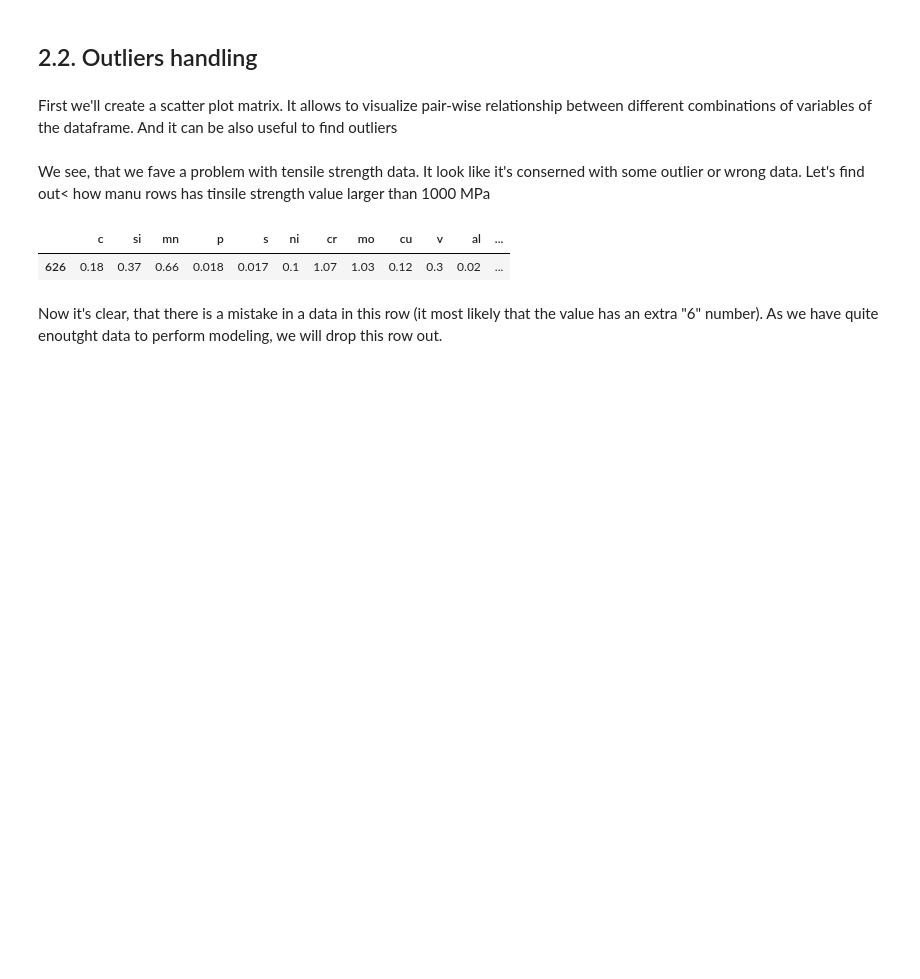
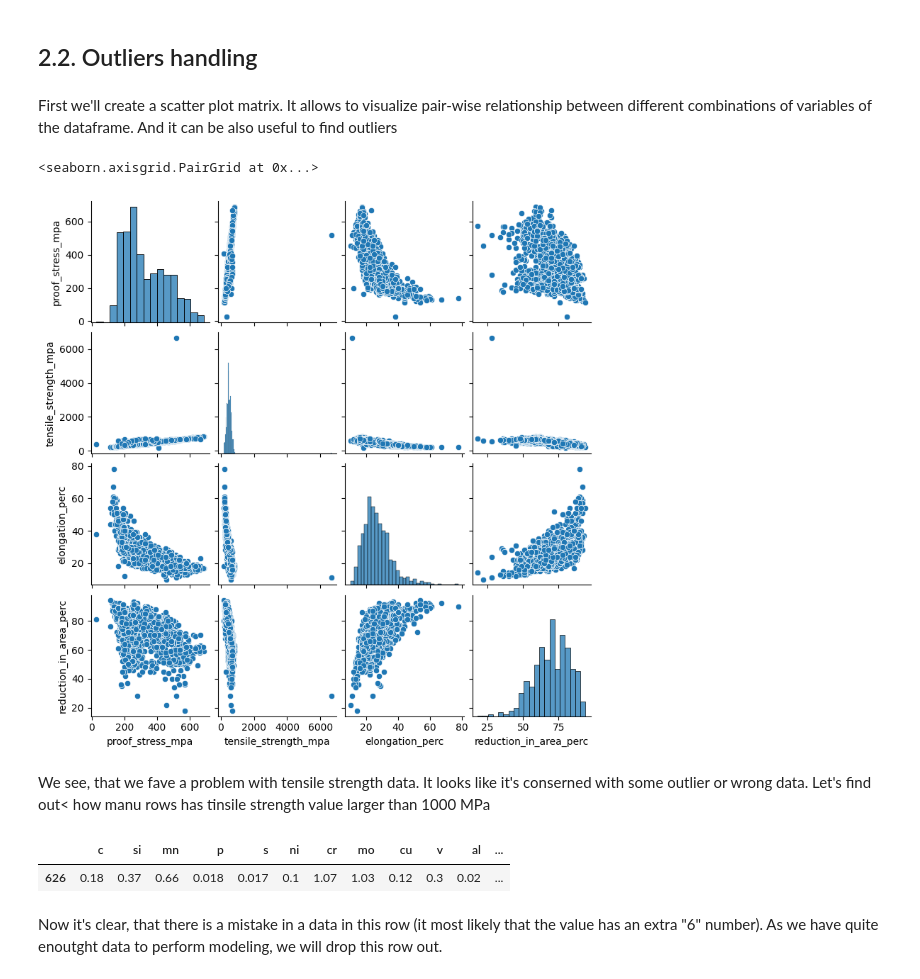
Before and after one commit to ElenaNKn/ml-zoomcamp-solutions, a Jupyter notebook: capstone_project/notebook.ipynb, the cells around one changed output. Drawn from its saved outputs; the diff is of its cells as text; code cells hidden in the pictures; blank space fills up the shorter version.

Commit message:
Scatter plot matrix issue is fixed

```diff
--- a/capstone_project/notebook.ipynb
+++ b/capstone_project/notebook.ipynb
@@ -198,11 +196,13 @@ df
 First we'll create a scatter plot matrix. It allows to visualize pair-wise relationship between different combinations of variables of the dataframe. And it can be also useful to find outliers
 # %%
 cols = ['proof_stress_mpa', 'tensile_strength_mpa', 'elongation_perc', 'reduction_in_area_perc']
-#scatterplotmatrix(df[cols].values, figsize=(20, 15), names=cols, alpha=1)
-#plt.tight_layout()
-#plt.show()
+
+sb.pairplot(df[cols],  height=2)
+# %% [output]
+<seaborn.axisgrid.PairGrid at 0x...>
+[figure, added]
 # %% [markdown]
-We see, that we fave a problem with tensile strength data. It look like it's conserned with some outlier or wrong data. Let's find out< how manu rows has tinsile strength value larger than 1000 MPa
+We see, that we fave a problem with tensile strength data. It looks like it's conserned with some outlier or wrong data. Let's find out< how manu rows has tinsile strength value larger than 1000 MPa
 # %%
 tensile_strength_outlier = df[df['tensile_strength_mpa']>1000]
 tensile_strength_outlier
```
Also changed, not shown: parts of 2 cells of this notebook.
